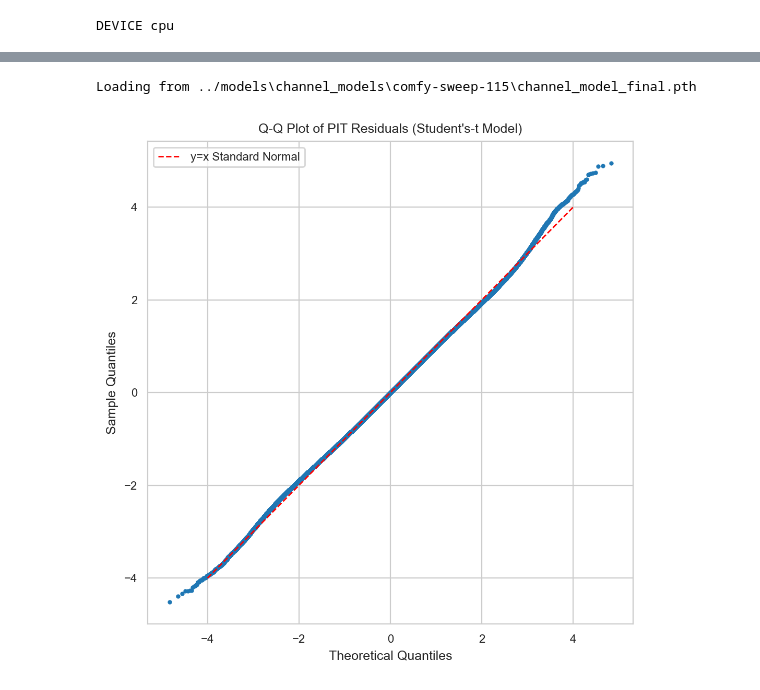
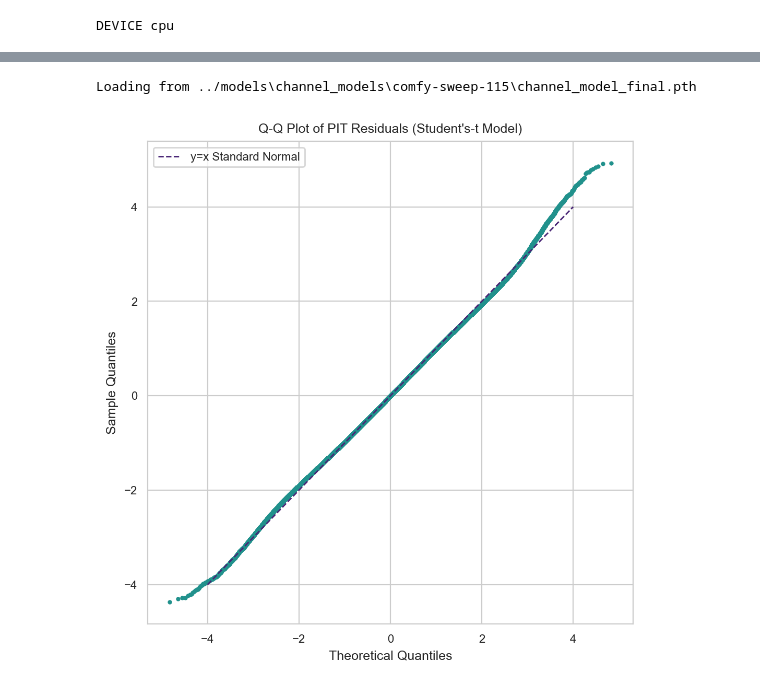
Before and after one commit to UW-Photonics-Lab/prob_tcn_for_LED, a Jupyter notebook: notebooks/make_figures.ipynb, the cells around one changed output, grey strips where cells are left out. Saved outputs shown, nothing was run; the diff lists cells and outputs as text; code cells hidden in the pictures.

```diff
--- a/notebooks/make_figures.ipynb
+++ b/notebooks/make_figures.ipynb
@@ -417,35 +570,35 @@ r = r[:, tcn.receptive_field:].detach().cpu().numpy().flatten()
 # truncate to smaller amount for computational feasibility
 N = r.shape[0]
 MAX_SAMPLES = 1000000
 indices = torch.randperm(N)[:MAX_SAMPLES]
 r = r[indices]
 if tcn.gaussian:
     (osm, osr), _ = stats.probplot(r, dist="norm")
     plt.figure(figsize=(6, 6))
-    plt.plot(osm, osr, marker='.', linestyle='none')
-    plt.plot([-4, 4], [-4, 4], color='red', linestyle='--', label='y=x Standard Normal')
+    plt.plot(osm, osr, marker='.', linestyle='none', color=cmap(0.5))
+    plt.plot([-4, 4], [-4, 4], color=cmap(0.1), linestyle='--', label='y=x Standard Normal')
     plt.title("Q-Q Plot of Residuals (Gaussian Model)")
     plt.xlabel("Theoretical Quantiles")
     plt.ylabel("Sample Quantiles")
     plt.grid(True)
     plt.legend()
     plt.show()
 else:
     # For Student's-t, do probability integral transform
     nu = y_pred_nu[:, tcn.receptive_field:].detach().cpu().numpy().flatten()
     nu = nu[indices]
     cdf_values = stats.t.cdf(r, df=nu)
     transformed_residuals = stats.norm.ppf(cdf_values) # Transform to standard normal using inverse CDF of normal
     (osm, osr), _ = stats.probplot(transformed_residuals, dist="norm")
     plt.figure(figsize=(6, 6))
-    plt.plot(osm, osr, marker='.', linestyle='none')
-    plt.plot([-4, 4], [-4, 4], color='red', linestyle='--', label='y=x Standard Normal')
+    plt.plot(osm, osr, marker='.', linestyle='none', color=cmap(0.5))
+    plt.plot([-4, 4], [-4, 4], color=cmap(0.1), linestyle='--', label='y=x Standard Normal')
     plt.title("Q-Q Plot of PIT Residuals (Student's-t Model)")
     plt.xlabel("Theoretical Quantiles")
     plt.ylabel("Sample Quantiles")
     plt.grid(True)
     plt.legend()
     plt.show()
 # %% [output]
 Loading from ../models\channel_models\comfy-sweep-115\channel_model_final.pth
-[figure, old version]
+[figure, new version]
```
Also changed, not shown: parts of 6 cells of this notebook, 25 other files.
